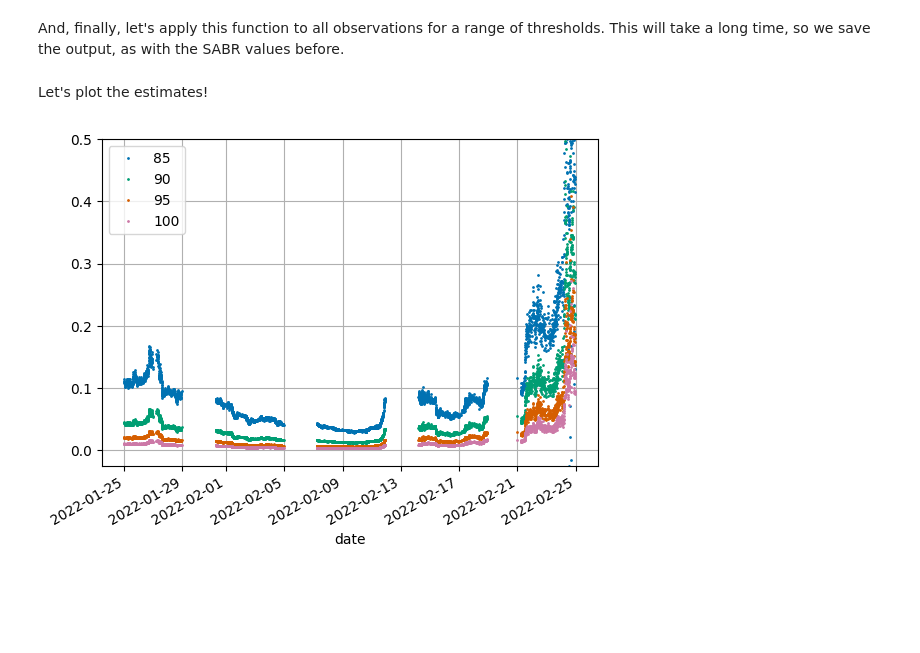
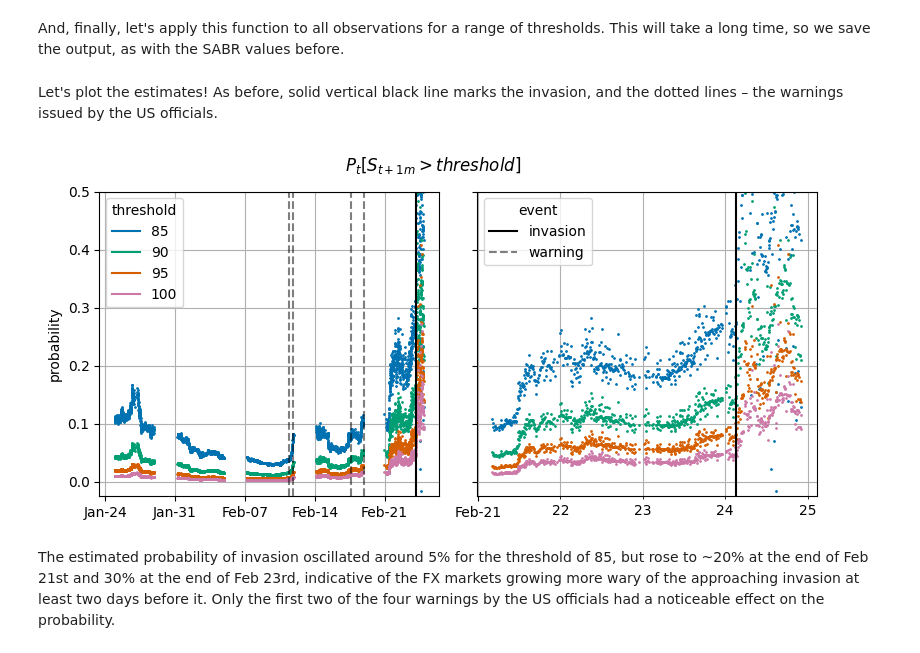
Before and after one commit to ipozdeev/fx-options-ukraine-war, a Jupyter notebook: notebooks/3-results.ipynb, the cells around one changed output. Drawn from its saved outputs; the diff is of its cells as text; code cells hidden in the pictures; blank space fills up the shorter version.

Commit message:
better main figure, export it

```diff
--- a/notebooks/3-results.ipynb
+++ b/notebooks/3-results.ipynb
@@ -17,6 +20,7 @@ from src.visuals import format_dataframe
 # %%
 # settings
 DATA_PATH = Path("../data")
+OUT_PATH = Path("../output")
 MATURITY = 1/12
 DATES = slice("2022-01-25", "2022-02-24")
 EXAMPLE_DATE = "2022-02-24 03:48:00+01:00"
@@ -24,3 +28,7 @@ EXAMPLE_DATE = "2022-02-24 03:48:00+01:00"
 plt.style.use("seaborn-v0_8-colorblind")
 # %% [markdown]
 # data
+# %%
+timeline = pd.read_csv(DATA_PATH / "raw" / "timeline.csv",
+                       index_col=0, parse_dates=True)
+format_dataframe(timeline)
@@ -106,7 +121,7 @@ else:
 # %% [markdown]
 Given a volatility smile, we can estimate the probability of the underlying breaching a certain threshold: let's define a function for this which we could later apply to all smiles.
 # %%
-def prob_estimator(smile, r_counter, threshold=85):
+def prob_estimator(smile, r_counter, threshold):
     """Estimate risk-neutral probability of S > `threshold`."""
     # get rnd
     k_range = np.arange(smile.forward / 2, smile.forward * 1.75, 1e-04)
@@ -135,14 +150,15 @@ print(
 # %% [markdown]
 And, finally, let's apply this function to all observations for a range of thresholds. This will take a long time, so we save the output, as with the SABR values before.
 # %%
+# if already estimated and stored
 if "probability.csv" in os.listdir("../output/estimates"):
     p = pd.read_csv("../output/estimates/probability.csv",
                     index_col=0)\
         .rename(columns=int, index=pd.to_datetime)
 else:
-    # takes ~ 30 min per threshold
+    # else, estimate - takes ~ 30 min per threshold
     p = pd.DataFrame(
-        index=data.loc["2022-01-24":"2022-01-31"].index,
+        index=data.loc[DATES].index,
         columns=np.arange(85, 105, 5)
     )
 
@@ -154,13 +170,60 @@ else:
 
     # save
     p.rename_axis(columns="threshold")\
-        .to_csv("../output/estimates/probability-rest.csv")
+        .to_csv("../output/estimates/probability.csv")
-# %% [markdown]
-Let's plot the estimates!
-# %%
-fig, ax = plt.subplots()
-p.plot(ax=ax, linestyle="none", marker="o", markersize=1)
-ax.set_ylim(-0.025, 0.5)
-ax.grid()
-# %% [output]
-[figure, removed]
+# %% [markdown]
+Let's plot the estimates! As before, solid vertical black line marks the invasion, and the dotted lines &ndash; the warnings issued by the US officials.
+# %%
+fig, axs = plt.subplots(1, 2, figsize=(8, 4), sharex=False, sharey=True)
+
+p.plot(ax=axs[0], linestyle="none", marker="o", markersize=1)
+
+for _dt, _warn in timeline.iloc[:-1, 0].items():
+    axs[0].axvline(x=_dt, color="k", linestyle="--", alpha=0.5)
+
+p.loc["2022-02-21":].plot(ax=axs[1], linestyle="none", marker="o", markersize=1)
+
+axs[0].set_ylim(-0.025, 0.5)
+
+# legend
+legend_handles = [
+    Line2D([0], [0], linestyle="-", color=_l._color, label=_l._label)
+    for _l in axs[0].lines
+] + [
+    Line2D([0], [0], linestyle="-", color="k"),
+    Line2D([0], [0], linestyle="--", color="k", alpha=0.5)
+]
+legend_labels = axs[0].get_legend_handles_labels()[1] + [
+    "invasion", "warning"
+]
+axs[0].legend(legend_handles[:-2], legend_labels[:-2], title="threshold")
+axs[1].legend(legend_handles[-2:], legend_labels[-2:], title="event")
+
+# attr common to both axes
+for _ax in axs:
+    _ax.set_xlabel("", visible=None)
+    _ax.axvline(x=timeline.index[-1], color="k")
+    _ax.grid(which="both", axis="both")
+    _ax.xaxis.set_major_formatter(DateFormatter("%b-%d"))
+
+# xticks
+axs[0].xaxis.set_major_locator(WeekdayLocator(byweekday=MO))
+axs[1].xaxis.set_major_locator(MonthLocator(bymonth=2, bymonthday=21))
+axs[1].xaxis.set_minor_locator(DayLocator())
+axs[1].xaxis.set_minor_formatter(DateFormatter("%d"))
+fig.autofmt_xdate(rotation=0, ha="center")
+
+# labels, titles
+axs[0].set_ylabel("probability")
+plt.suptitle("$P_t[S_{t+1m} > threshold]$", y=0.95)
+
+fig.tight_layout()
+
+fig.savefig(OUT_PATH / "figures" / "prob-invasion-by-threshold.png",
+            dpi=300)
+
+plt.show()
+# %% [output]
+[figure, added]
+# %% [markdown]
+The estimated probability of invasion oscillated around 5% for the threshold of 85, but rose to ~20% at the end of Feb 21st and 30% at the end of Feb 23rd, indicative of the FX markets growing more wary of the approaching invasion at least two days before it. Only the first two of the four warnings by the US officials had a noticeable effect on the probability.
```
Also changed, not shown: parts of 2 cells of this notebook, 6 other files.
